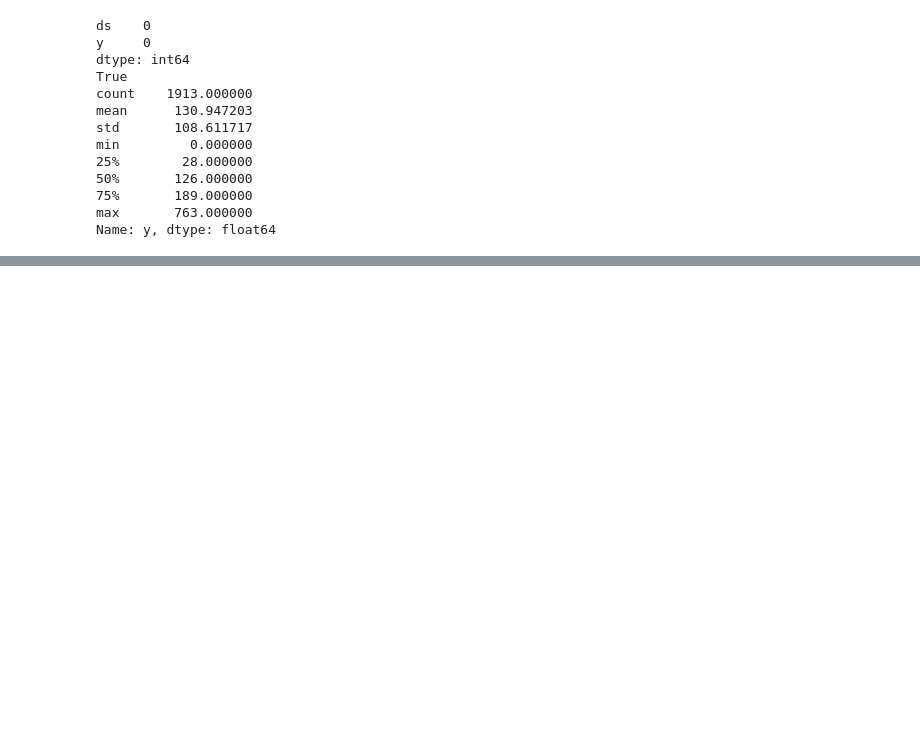
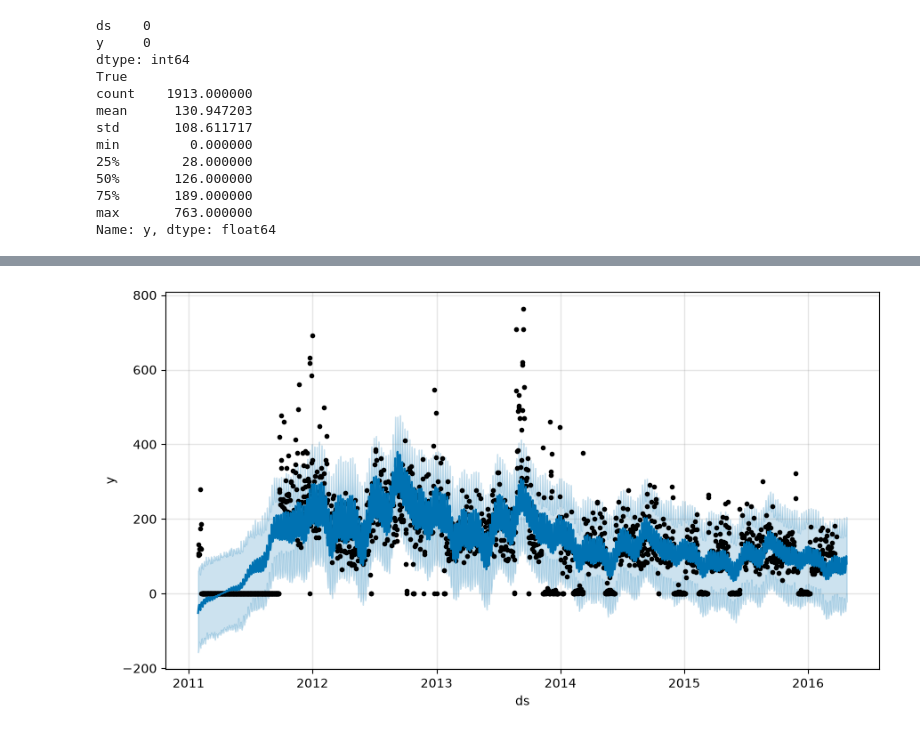
Before and after one commit to Tharuni-23/Retail-demand-forecasting-and-inventory-optimization, a Jupyter notebook: Notebooks/02_time_series_forecasting.ipynb, the cells around one changed output, grey strips where cells are left out. Saved outputs shown, nothing was run; the diff lists cells and outputs as text; code cells hidden in the pictures; blank space fills up the shorter version.

```diff
--- a/Notebooks/02_time_series_forecasting.ipynb
+++ b/Notebooks/02_time_series_forecasting.ipynb
@@ -286,0 +302,14 @@ Prophet installed: False
+# %%
+forecast_horizon = 30
+
+train = prophet_data.iloc[:-forecast_horizon].copy()
+test = prophet_data.iloc[-forecast_horizon:].copy()
+
+print("Training data:", train.shape)
+print("Testing data:", test.shape)
+
+print("\nTraining period:")
+print(train["ds"].min(), "to", train["ds"].max())
+
+print("\nTesting period:")
+print(test["ds"].min(), "to", test["ds"].max())
@@ -286,0 +327,9 @@ Prophet installed: False
+# %%
+model = Prophet(
+    yearly_seasonality=True,
+    weekly_seasonality=True,
+    daily_seasonality=False,
+    seasonality_mode="multiplicative"
+)
+
+model.fit(train)
@@ -286,0 +340,15 @@ Prophet installed: False
+# %%
+future = model.make_future_dataframe(
+    periods=forecast_horizon,
+    freq="D"
+)
+
+forecast = model.predict(future)
+
+print("Forecast shape:", forecast.shape)
+
+display(
+    forecast[
+        ["ds", "yhat", "yhat_lower", "yhat_upper"]
+    ].tail(30)
+)
@@ -286,0 +374,4 @@ Prophet installed: False
+# %%
+fig = model.plot(forecast, figsize=(9, 5))
+# %% [output]
+[figure, added]
```
Also changed, not shown: parts of 18 cells of this notebook, 1 other file.
